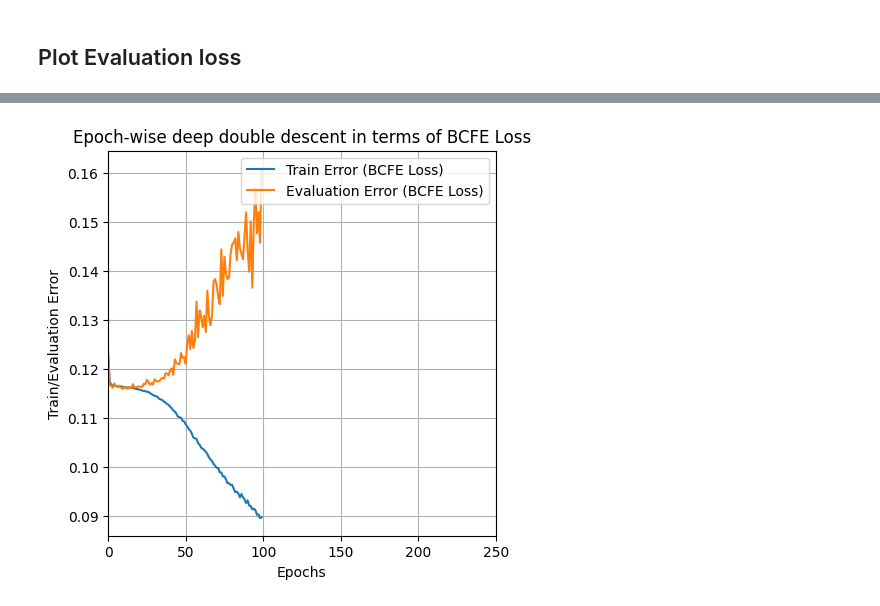
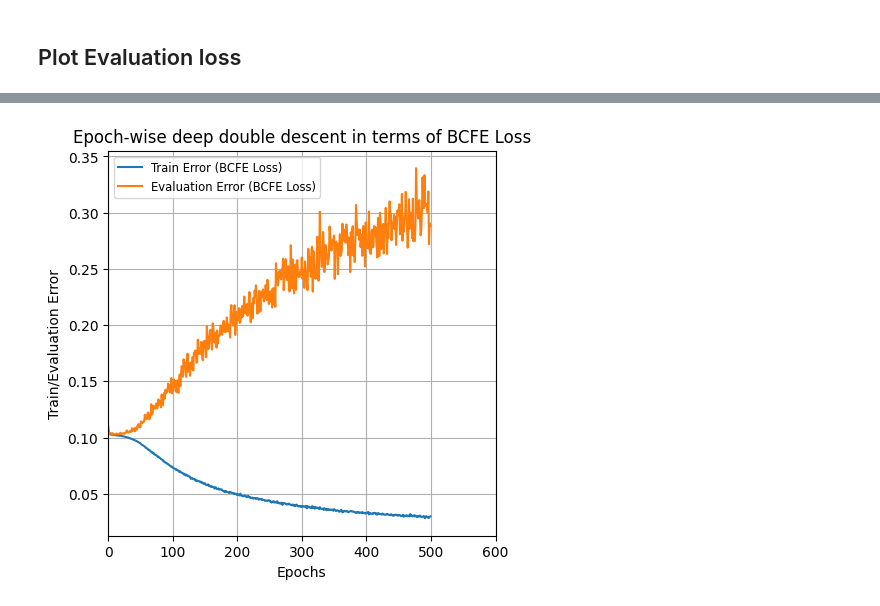
Before and after one commit to Praaathaamesh/Deep_Double_Descent_Clinical_MLC, a Jupyter notebook: nbs/epoch_dd_modelling.ipynb, the cells around one changed output, grey strips where cells are left out. Cells and saved outputs as stored; diff of their text form; code cells hidden in the pictures.

```diff
--- a/nbs/epoch_dd_modelling.ipynb
+++ b/nbs/epoch_dd_modelling.ipynb
@@ -134,7 +134,7 @@ x = layers.Dense(units = 512, activation = "relu")(x)
 x = layers.Dropout(0.3)(x)
 x = layers.Dense(units = 256, activation = "relu")(x)
 x = layers.Flatten()(x)
-OutputLayer = layers.Dense(units = 6, activation = "sigmoid")(x)
+OutputLayer = layers.Dense(units = 7, activation = "sigmoid")(x)
 
 # Model Creation
 model = tf.keras.Model(inputs = InputLayer, outputs = OutputLayer, name = "2DCNN_STFT_Model")
@@ -211,7 +211,7 @@ history = model.fit(
     x = x_train,
     y = y_train,
     validation_data =(x_eval, y_eval),
-    epochs = 100,
+    epochs = 500,
     batch_size = 32
 )
 # %% [output]
@@ -251,14 +251,14 @@ plt.show()
 # %%
 # Plot for epoch wise deep double descent in terms of BCFE loss
 plt.figure(figsize=(5, 5))
 plt.plot(history.history["loss"], label="Train Error (BCFE Loss)")
 plt.plot(history.history["val_loss"], label="Evaluation Error (BCFE Loss)")
 plt.title("Epoch-wise deep double descent in terms of BCFE Loss")
 plt.xlabel("Epochs")
 plt.ylabel("Train/Evaluation Error")
-plt.xlim(0, 250)
-plt.legend(loc="upper right")
+plt.xlim(0, 600)
+plt.legend(loc="best", fontsize = "small")
 plt.grid(True)
 plt.show()
 # %% [output]
-[figure, old version]
+[figure, new version]
```
Also changed, not shown: parts of 6 cells of this notebook.
